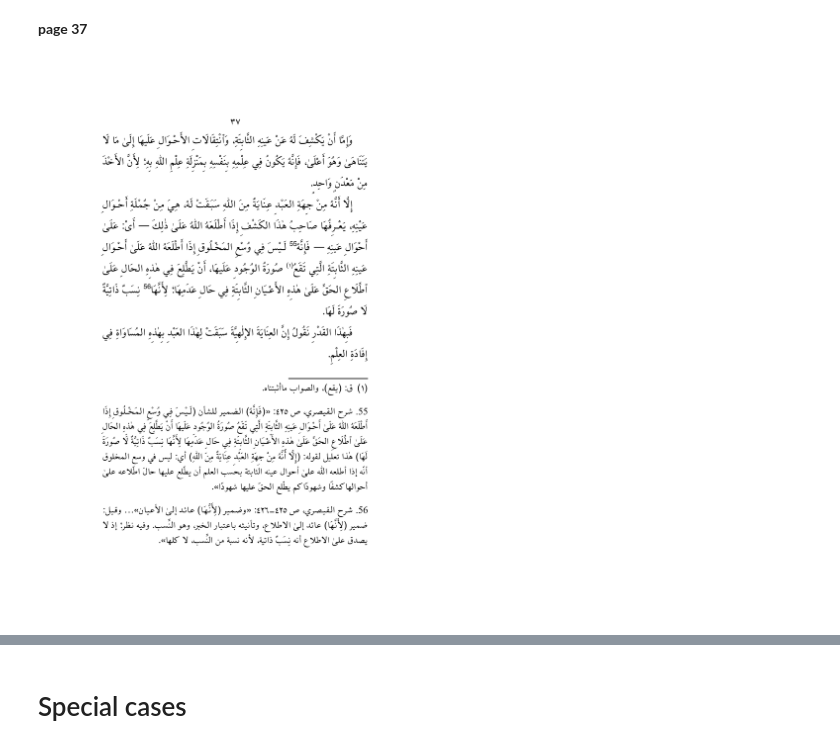
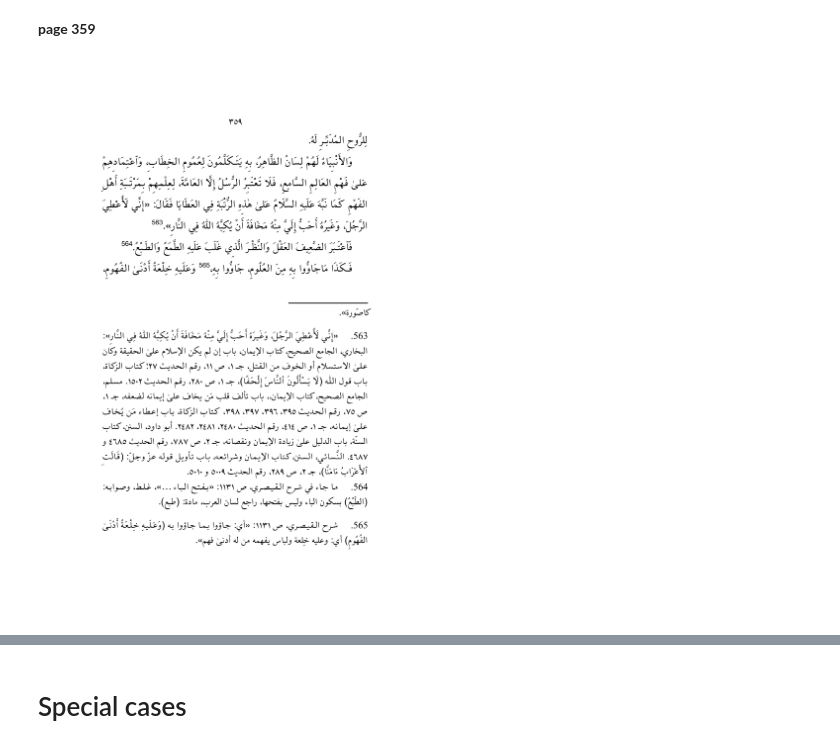
Before and after one commit to among/fusus, a Jupyter notebook: source/getTextPageWork.ipynb, the cells around one changed output, grey strips where cells are left out. Cells and saved outputs as stored; diff of their text form; code cells hidden in the pictures.

```diff
--- a/source/getTextPageWork.ipynb
+++ b/source/getTextPageWork.ipynb
@@ -7,12 +7,12 @@ from fusus.lakhnawi import Lakhnawi, pprint
 Lw = Lakhnawi()
 Lw.setStyle()
 # %%
-testPages = "37"
-char = "\ue85b"
+testPages = "359"
+char = "\ue85c"
 Lw.drawPages(testPages)
 # %% [output]
-page 37
+page 359
-[figure, old version]
+[figure, new version]
 # %%
 Lw.getPages(testPages, refreshConfig=True)
 Lw.showLines(testPages, search=char)
```
Also changed, not shown: parts of 11 cells of this notebook, 4 other files.
